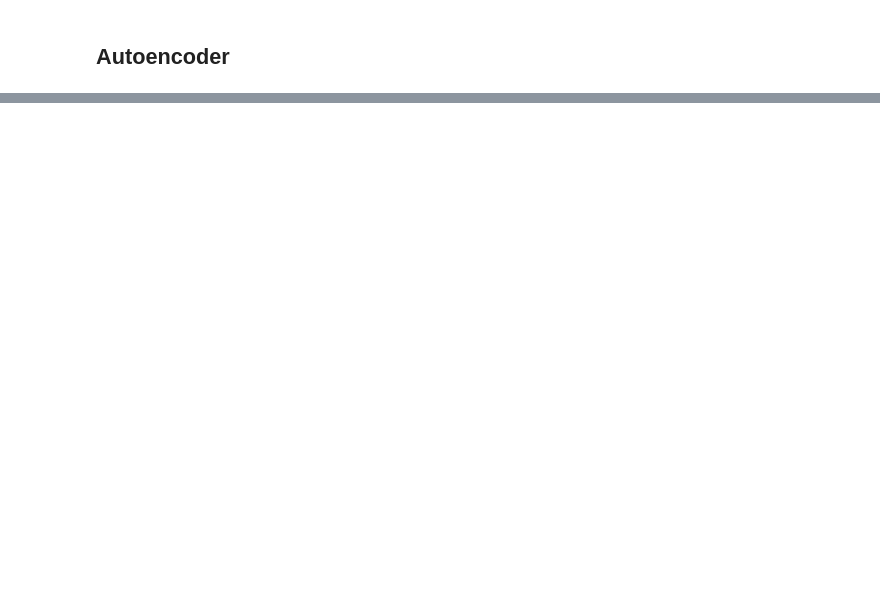
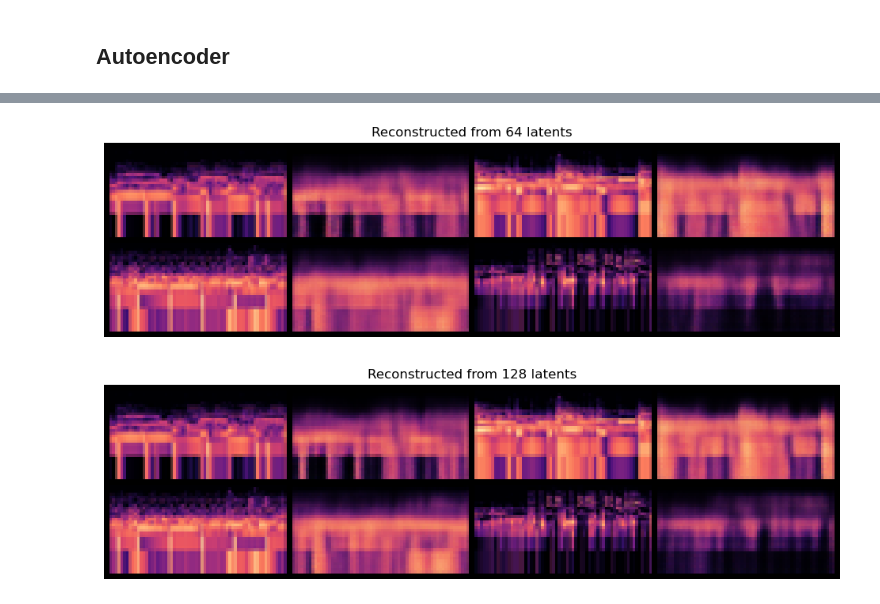
Before and after one commit to C7A7A/audio_clustering_autoencoder, a Jupyter notebook: notebooks/autoencoder.ipynb, the cells around one changed output, grey strips where cells are left out. Drawn from its saved outputs; the diff is of its cells as text; code cells hidden in the pictures; blank space fills up the shorter version.

```diff
--- a/notebooks/autoencoder.ipynb
+++ b/notebooks/autoencoder.ipynb
@@ -335,0 +503,24 @@ class GenerateCallback(pl.Callback):
+# %%
+def visualize_reconstructions(model, input_imgs):
+    # Reconstruct images
+    model.eval()
+    with torch.no_grad():
+        reconst_imgs = model(input_imgs.to(model.device))
+    reconst_imgs = reconst_imgs.cpu()
+
+    # Plotting
+    imgs = torch.stack([input_imgs, reconst_imgs], dim=1).flatten(0,1)
+    grid = torchvision.utils.make_grid(imgs, nrow=4, normalize=True, value_range=(-1,1))
+    grid = grid.permute(1, 2, 0)
+    plt.figure(figsize=(12 , 8))
+    plt.title(f"Reconstructed from {model.hparams.latent_dim} latents")
+    plt.imshow(grid)
+    plt.axis('off')
+    plt.show()
+# %%
+input_imgs = get_first_n_images(feature_dataset, 4)
+for latent_dim in model_dict:
+    visualize_reconstructions(model_dict[latent_dim]["model"], input_imgs)
+# %% [output]
+[figure, added]
+[figure, added]
```
Also changed, not shown: parts of 18 cells of this notebook, 3 other files.
